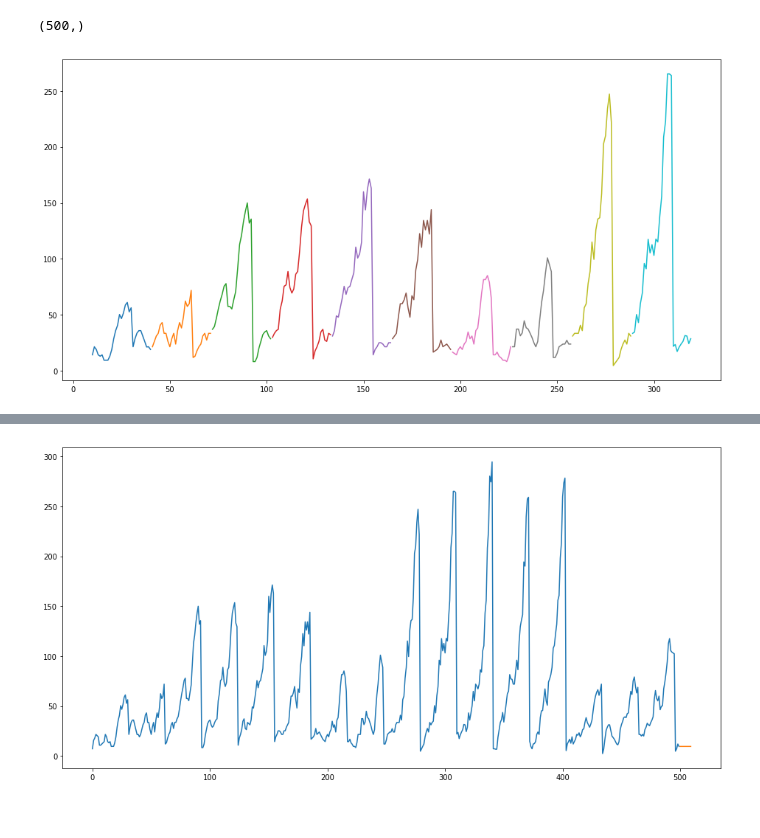
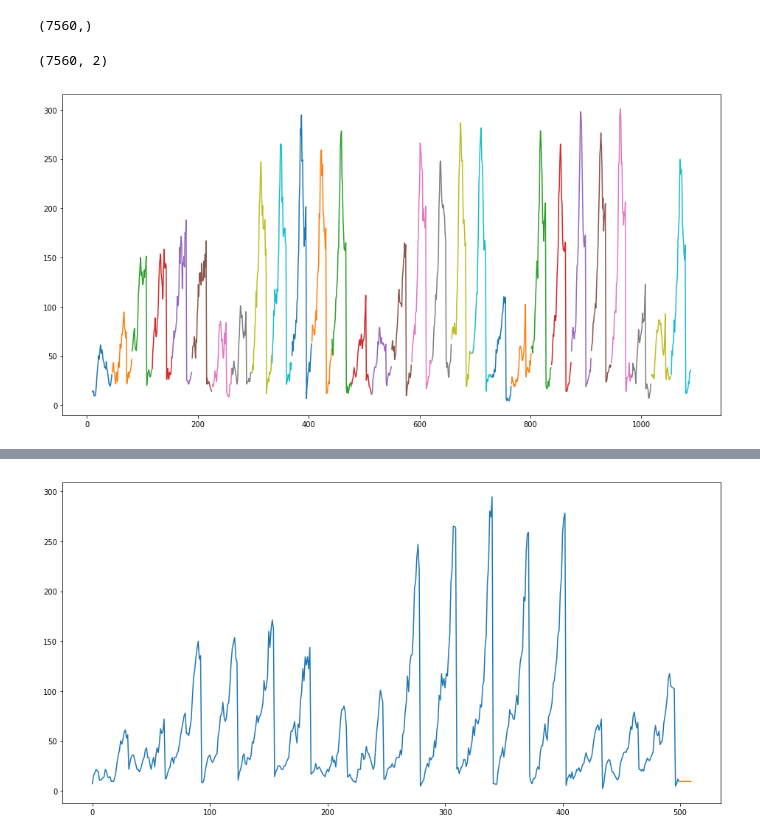
Before and after one commit to victorchan314/arterial_traffic_flow_predictor, a Jupyter notebook: ipynb/armax.ipynb, the cells around one changed output, grey strips where cells are left out. Saved outputs shown, nothing was run; the diff lists cells and outputs as text; code cells hidden in the pictures.

```diff
--- a/ipynb/armax.ipynb
+++ b/ipynb/armax.ipynb
@@ -28,6 +36,6 @@ def plot_correlations(x, nlags=256):
     plt.stem(pacf(x, nlags=nlags))
     plt.show()
 # %%
-train = np.load("../data/inputs/5083_P2_o3_h6_sb3_sensor_data/train.npz")
-val = np.load("../data/inputs/5083_P2_o3_h6_sb3_sensor_data/train.npz")
-test = np.load("../data/inputs/5083_P2_o3_h6_sb3_sensor_data/train.npz")
+train = np.load("../data/inputs/5083_P2_o3_h6_sensor_data/train_ts.npz")
+val = np.load("../data/inputs/5083_P2_o3_h6_sb3_sensor_data/val.npz")
+test = np.load("../data/inputs/5083_P2_o3_h6_sb3_sensor_data/test.npz")
@@ -37,3 +42,14 @@ y_train = train["y"]
+# %%
+x_train = train["data"]
+ts_train = train["timestamps"]
+x_val = val["x"]
+y_val = val["y"]
+x_ts_val = val["timestamps_x"]
+y_ts_val = val["timestamps_y"]
+x_test = test["x"]
+y_test = test["y"]
+x_ts_test = test["timestamps_x"]
+y_ts_test = test["timestamps_y"]
 # %%
 x_train.shape
 # %% [output]
@@ -48,4 +57,12 @@ y = y_train[:500, 0, 0, 1]
+# %%
+detector = 0
+
+x = x_train[:, detector, 1]
+x_val = x_val[:, :, detector, 1]
+y_val = y_val[:, :, detector, 1]
+x_test = x_test[:, :, detector, 1]
+y_test = y_test[:, :, detector, 1]
 # %%
 x.shape
 # %% [output]
-(500,)
+(7560,)
@@ -52,12 +84,16 @@ x.shape
+# %%
+exog_train.shape
+# %% [output]
+(7560, 2)
 # %%
 plt.figure(figsize=(16, 8))
-j = 31
+j = 36
 c=10
-for i in range(10):
+for i in range(30):
     plt.plot(np.arange(j*i+c, j*(i+1)+c), x[j*i+c:j*(i+1)+c])
 plt.show()
 # %% [output]
-[figure, old version]
+[figure, new version]
 # %%
 x_0_0 = x
 x_1_0 = difference(x, 1)
```
Also changed, not shown: parts of 35 cells of this notebook, 4 other files.
